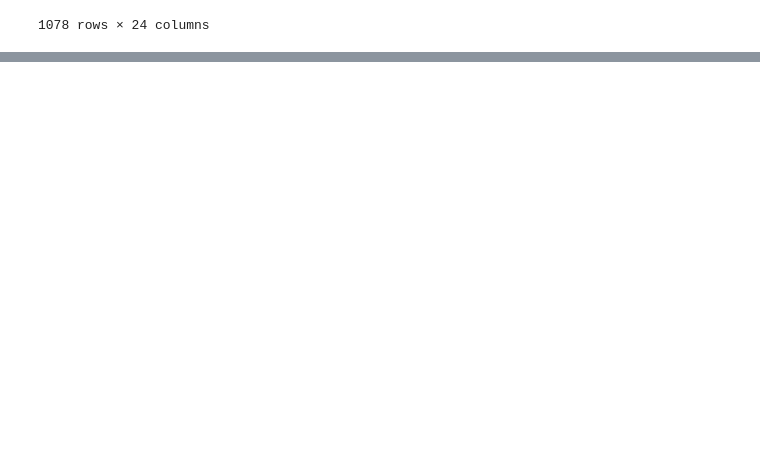
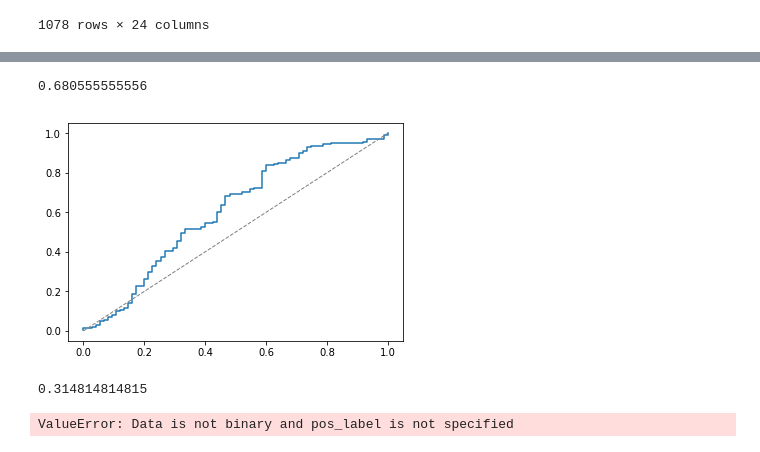
Before and after one commit to stephanerappeneau/scienceofmovies, a Jupyter notebook: Classify_mymovies.ipynb, the cells around one changed output, grey strips where cells are left out. Saved outputs shown, nothing was run; the diff lists cells and outputs as text; code cells hidden in the pictures; blank space fills up the shorter version.

Commit message:
regression

```diff
--- a/Classify_mymovies.ipynb
+++ b/Classify_mymovies.ipynb
@@ -252,0 +253,37 @@ plt.show()
+# %%
+#let's try logistic regression as my score (liked / not liked) is categorial
+from sklearn.linear_model import LogisticRegression
+
+model2 = LogisticRegression()
+model2.fit(train[features], train[result])
+predicted = model2.predict(test[features])
+
+# generate evaluation metrics
+print (metrics.accuracy_score(test[result], predicted))
+# %% [output]
+0.680555555556
+# %%
+preds = model2.predict_proba(test[features])[:,1]
+fpr, tpr, _ = metrics.roc_curve(test[result], preds)
+plt.plot(fpr,tpr)
+plt.plot([0,1], 'k--', lw=1,color="grey")
+plt.show()
+# %% [output]
+[figure, added]
+# %%
+#let's try multinomial logistic regression
+result="personal_rating"
+model3 = LogisticRegression(multi_class='multinomial', solver='newton-cg')
+model3.fit(train[features], train[result])
+predicted = model3.predict(test[features])
+
+# generate evaluation metrics
+print (metrics.accuracy_score(test[result], predicted))
+preds = model3.predict_proba(test[features])[:,1]
+fpr, tpr, _ = metrics.roc_curve(test[result], preds)
+plt.plot(fpr,tpr)
+plt.plot([0,1], 'k--', lw=1,color="grey")
+plt.show()
+# %% [output]
+0.314814814815
+ValueError: Data is not binary and pos_label is not specified
```
Also changed, not shown: parts of 6 cells of this notebook, 1 other file.
